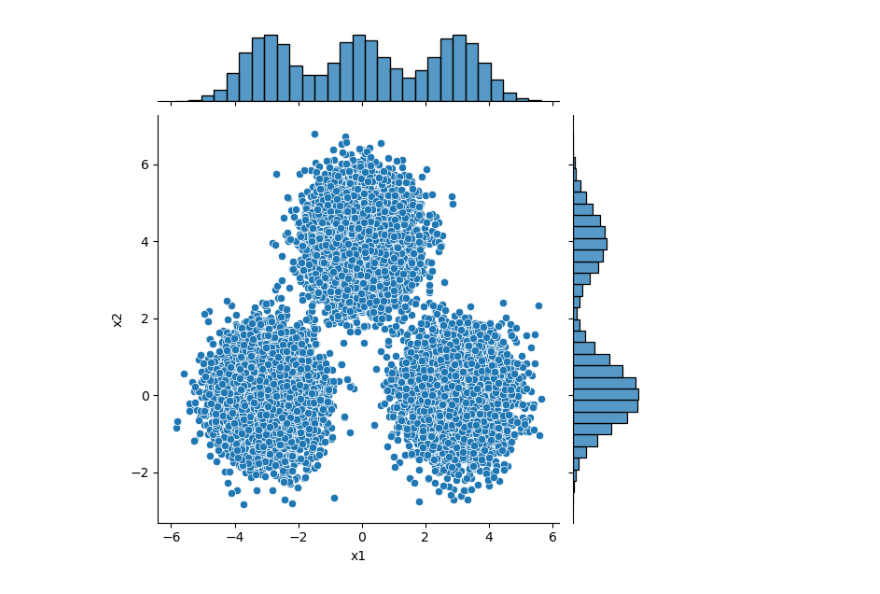
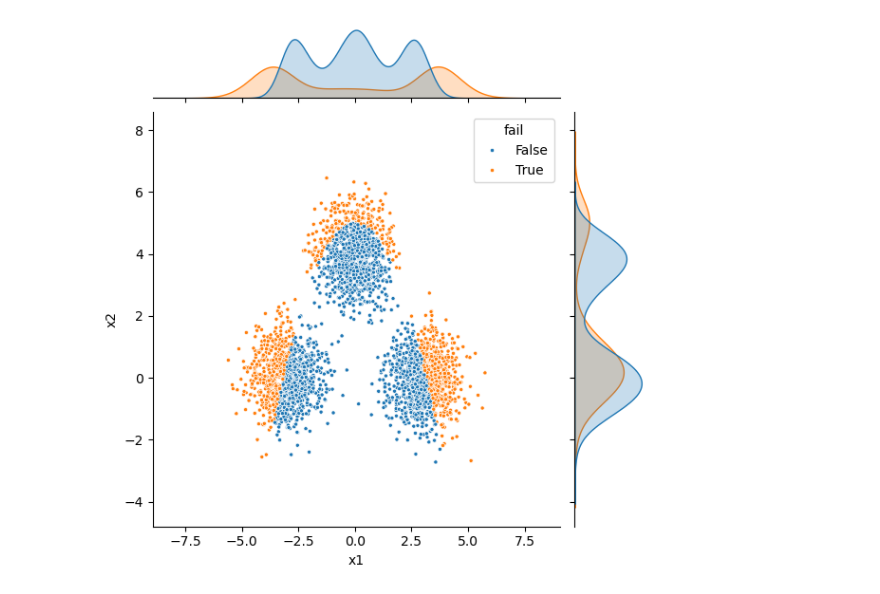
Before and after one commit to efekhari27/bancs, a Jupyter notebook: copula_estimation/multimodal_gaussian.ipynb, the cells around one changed output. Cells and saved outputs as stored; diff of their text form; code cells hidden in the pictures.

```diff
--- a/copula_estimation/multimodal_gaussian.ipynb
+++ b/copula_estimation/multimodal_gaussian.ipynb
@@ -9,11 +7,14 @@ import seaborn as sns
 # %%
 means = [[-3., 0.], [3., 0.], [0., 4.]]
 mixture_sample = ot.Sample(0, 2)
-n = 5000
+n = int(1e3)
 for mean in means:
     mixture_sample.add(ot.Normal(mean, [0.8] * 2).getSample(n))
 # %%
 df = pd.DataFrame(np.array(mixture_sample), columns=['x1', 'x2'])
-sns.jointplot(df, x='x1', y='x2');
+rdf = df.rank() / (3 * n)
+df['y'] = 4.0 - (df['x2']-1) - 0.5 * df['x1']**2
+df['fail'] = df['y'] < 0
+sns.jointplot(df, x='x1', y='x2', hue='fail', marker='.');
 # %% [output]
-[figure, old version]
+[figure, new version]
```
Also changed, not shown: parts of 12 cells of this notebook, 40 other files.
